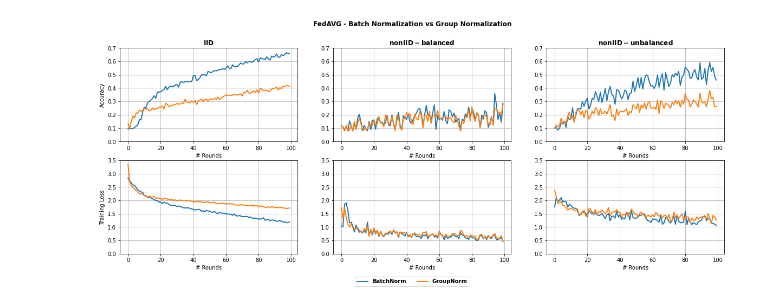
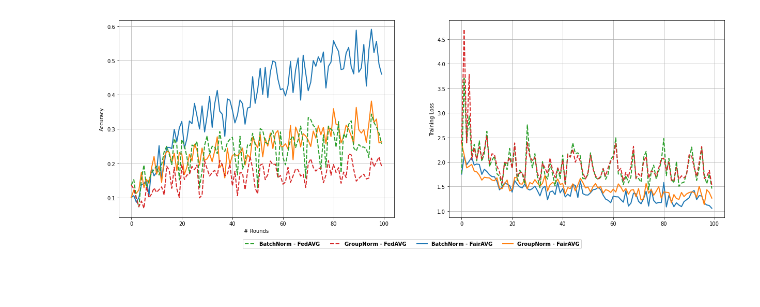
Before and after one commit to dadodimauro/MLDL-Federated-Learning, a Jupyter notebook: plot.ipynb, the cells around one changed output. Drawn from its saved outputs; the diff is of its cells as text; code cells hidden in the pictures; blank space fills up the shorter version.

Commit message:
CCVR + FairAVG

```diff
--- a/plot.ipynb
+++ b/plot.ipynb
@@ -64,6 +60,10 @@ data_batchNorm_iid0_unbalanced1 = pd.read_csv("fedAVG_results/ResNet50_100_sgd_l
 data_groupNorm_iid1_unbalanced0 = pd.read_csv("fedAVG_results/ResNet50_100_sgd_lr_[0.001]_C[0.1]_iid[1]_unbalanced[0]_E[1]_B[10]_GroupNorm_numGroups[4].csv")
 data_groupNorm_iid0_unbalanced0 = pd.read_csv("fedAVG_results/ResNet50_100_sgd_lr_[0.001]_C[0.1]_iid[0]_unbalanced[0]_E[1]_B[10]_GroupNorm_numGroups[4].csv")
 data_groupNorm_iid0_unbalanced1 = pd.read_csv("fedAVG_results/ResNet50_100_sgd_lr_[0.001]_C[0.1]_iid[0]_unbalanced[1]_E[1]_B[10]_GroupNorm_numGroups[4].csv")
+
+data_batchNorm_iid0_unbalanced1_wAvg = pd.read_csv("fedAVG_results/weighted_average/ResNet50_100_sgd_lr_[0.001]_C[0.1]_iid[0]_unbalanced[1]_E[1]_B[10]_BatchNorm_numGroups[0].csv")
+data_groupNorm_iid0_unbalanced1_wAvg = pd.read_csv("fedAVG_results/weighted_average/ResNet50_100_sgd_lr_[0.001]_C[0.1]_iid[0]_unbalanced[1]_E[1]_B[10]_GroupNorm_numGroups[4].csv")
+
 # data_batchNorm_iid1_unbalanced0 = pd.read_csv("fedAVG_results/new_random_seed/ResNet50_100_sgd_lr_[0.001]_C[0.1]_iid[1]_unbalanced[0]_E[1]_B[10]_BatchNorm_numGroups[0].csv")
 # data_batchNorm_iid0_unbalanced0 = pd.read_csv("fedAVG_results/new_random_seed/ResNet50_100_sgd_lr_[0.001]_C[0.1]_iid[0]_unbalanced[0]_E[1]_B[10]_BatchNorm_numGroups[0].csv")
 # data_batchNorm_iid0_unbalanced1 = pd.read_csv("fedAVG_results/new_random_seed/ResNet50_100_sgd_lr_[0.001]_C[0.1]_iid[0]_unbalanced[1]_E[1]_B[10]_BatchNorm_numGroups[0].csv")
@@ -105,6 +93,12 @@ train_acc_groupNorm_iid0_unbalanced0 = list(data_groupNorm_iid0_unbalanced0["tra
 train_loss_groupNorm_iid0_unbalanced1 = list(data_groupNorm_iid0_unbalanced1["train_loss"].values)
 train_acc_groupNorm_iid0_unbalanced1 = list(data_groupNorm_iid0_unbalanced1["train_accuracy"].values)
 
+train_loss_batchNorm_iid0_unbalanced1_wAvg = list(data_batchNorm_iid0_unbalanced1_wAvg["train_loss"].values)
+train_acc_batchNorm_iid0_unbalanced1_wAvg = list(data_batchNorm_iid0_unbalanced1_wAvg["train_accuracy"].values)
+train_loss_groupNorm_iid0_unbalanced1_wAvg = list(data_groupNorm_iid0_unbalanced1_wAvg["train_loss"].values)
+train_acc_groupNorm_iid0_unbalanced1_wAvg = list(data_groupNorm_iid0_unbalanced1_wAvg["train_accuracy"].values)
+
+
 # train_loss_groupNorm = list(data_groupNorm["train_loss"].values)
 # train_accuracy_groupNorm = list(data_groupNorm["train_accuracy"].values)
 # train_loss_batchNorm = list(data_batchNorm["train_loss"].values)
@@ -168,14 +158,16 @@ plt.show()
 # %%
 fig, ax = plt.subplots(2, 3, figsize=(20, 7))
 
-ax[0][0].plot(range(len(train_acc_batchNorm_iid1_unbalanced0)), train_acc_batchNorm_iid1_unbalanced0, linewidth=2, linestyle='-', label="BatchNorm")
-ax[0][0].plot(range(len(train_acc_groupNorm_iid1_unbalanced0)), train_acc_groupNorm_iid1_unbalanced0, linewidth=2, linestyle='-', label="GroupNorm")
+ax[0][0].plot(range(len(train_acc_batchNorm_iid1_unbalanced0)), train_acc_batchNorm_iid1_unbalanced0, linewidth=2, linestyle='-', label="BatchNorm - FedAVG")
+ax[0][0].plot(range(len(train_acc_groupNorm_iid1_unbalanced0)), train_acc_groupNorm_iid1_unbalanced0, linewidth=2, linestyle='-', label="GroupNorm - FedAVG")
 
 ax[0][1].plot(range(len(train_acc_batchNorm_iid0_unbalanced0)), train_acc_batchNorm_iid0_unbalanced0, linewidth=2, linestyle='-')
 ax[0][1].plot(range(len(train_acc_groupNorm_iid0_unbalanced0)), train_acc_groupNorm_iid0_unbalanced0, linewidth=2, linestyle='-')
 
-ax[0][2].plot(range(len(train_acc_batchNorm_iid0_unbalanced1)), train_acc_batchNorm_iid0_unbalanced1, linewidth=2, linestyle='-')
-ax[0][2].plot(range(len(train_acc_groupNorm_iid0_unbalanced1)), train_acc_groupNorm_iid0_unbalanced1, linewidth=2, linestyle='-')
+ax[0][2].plot(range(len(train_acc_batchNorm_iid0_unbalanced1_wAvg)), train_acc_batchNorm_iid0_unbalanced1_wAvg, linewidth=2, linestyle='-')
+ax[0][2].plot(range(len(train_acc_groupNorm_iid0_unbalanced1_wAvg)), train_acc_groupNorm_iid0_unbalanced1_wAvg, linewidth=2, linestyle='-')
+ax[0][2].plot(range(len(train_acc_batchNorm_iid0_unbalanced1)), train_acc_batchNorm_iid0_unbalanced1, linewidth=2, linestyle='--')
+ax[0][2].plot(range(len(train_acc_groupNorm_iid0_unbalanced1)), train_acc_groupNorm_iid0_unbalanced1, linewidth=2, linestyle='--')
 
 ax[1][0].plot(range(len(train_loss_batchNorm_iid1_unbalanced0)), train_loss_batchNorm_iid1_unbalanced0, linewidth=2, linestyle='-')
 ax[1][0].plot(range(len(train_loss_groupNorm_iid1_unbalanced0)), train_loss_groupNorm_iid1_unbalanced0, linewidth=2, linestyle='-')
@@ -183,9 +175,10 @@ ax[1][0].plot(range(len(train_loss_groupNorm_iid1_unbalanced0)), train_loss_grou
 ax[1][1].plot(range(len(train_loss_batchNorm_iid0_unbalanced0)), train_loss_batchNorm_iid0_unbalanced0, linewidth=2, linestyle='-')
 ax[1][1].plot(range(len(train_loss_groupNorm_iid0_unbalanced0)), train_loss_groupNorm_iid0_unbalanced0, linewidth=2, linestyle='-')
 
-ax[1][2].plot(range(len(train_loss_batchNorm_iid0_unbalanced1)), train_loss_batchNorm_iid0_unbalanced1, linewidth=2, linestyle='-')
-ax[1][2].plot(range(len(train_loss_groupNorm_iid0_unbalanced1)), train_loss_groupNorm_iid0_unbalanced1, linewidth=2, linestyle='-')
-
+ax[1][2].plot(range(len(train_loss_batchNorm_iid0_unbalanced1_wAvg)), train_loss_batchNorm_iid0_unbalanced1_wAvg, linewidth=2, linestyle='-')
+ax[1][2].plot(range(len(train_loss_groupNorm_iid0_unbalanced1_wAvg)), train_loss_groupNorm_iid0_unbalanced1_wAvg, linewidth=2, linestyle='-')
+ax[1][2].plot(range(len(train_loss_batchNorm_iid0_unbalanced1)), train_loss_batchNorm_iid0_unbalanced1, linewidth=2, linestyle='--', label="BatchNorm - FairAVG")
+ax[1][2].plot(range(len(train_loss_groupNorm_iid0_unbalanced1)), train_loss_groupNorm_iid0_unbalanced1, linewidth=2, linestyle='--', label="GroupNorm - FairAVG")
 
 ax[0][0].title.set_text(r"$\bf{" + "IID" + "}$")
 ax[0][1].title.set_text(r"$\bf{" + "non IID - balanced" + "}$")
@@ -194,11 +187,11 @@ ax[0][2].title.set_text(r"$\bf{" + "non IID - unbalanced" + "}$")
 ax[0][0].set_ylabel('Accuracy')
 ax[1][0].set_ylabel('Training Loss')
 
-plt.suptitle('FedAVG - Batch Normalization vs Group Normalization', weight="bold")
+# plt.suptitle('FedAVG - Batch Normalization vs Group Normalization', weight="bold")
 
 lines_labels = [ax.get_legend_handles_labels() for ax in fig.axes]
 lines, labels = [sum(lol, []) for lol in zip(*lines_labels)]
-fig.legend(lines, labels, loc='lower center', ncol=2, prop={'weight':'bold'})
+fig.legend(lines, labels, loc='lower center', ncol=4, prop={'weight':'bold'})
 
 ax[0][0].set_xlabel('# Rounds')
 ax[0][1].set_xlabel('# Rounds')
@@ -225,8 +218,37 @@ plt.savefig("fedAVG_results/fedAVG_summary_results.png")
 # plt.savefig("fedAVG_results/new_random_seed/fedAVG_summary_results.png")
 
 plt.show()
-# %% [output]
-[figure, removed]
+# %%
+fig, ax = plt.subplots(1, 2, figsize=(21, 7))
+
+ax[0].plot(range(len(train_acc_batchNorm_iid0_unbalanced1)), train_acc_batchNorm_iid0_unbalanced1, linewidth=2, linestyle='-')
+ax[0].plot(range(len(train_acc_groupNorm_iid0_unbalanced1)), train_acc_groupNorm_iid0_unbalanced1, linewidth=2, linestyle='-')
+ax[0].plot(range(len(train_acc_batchNorm_iid0_unbalanced1_wAvg)), train_acc_batchNorm_iid0_unbalanced1_wAvg, linewidth=2, linestyle='--', label="BatchNorm - FedAVG")
+ax[0].plot(range(len(train_acc_groupNorm_iid0_unbalanced1_wAvg)), train_acc_groupNorm_iid0_unbalanced1_wAvg, linewidth=2, linestyle='--', label="GroupNorm - FedAVG")
+
+ax[1].plot(range(len(train_loss_batchNorm_iid0_unbalanced1)), train_loss_batchNorm_iid0_unbalanced1, linewidth=2, linestyle='-', label="BatchNorm - FairAVG")
+ax[1].plot(range(len(train_loss_groupNorm_iid0_unbalanced1)), train_loss_groupNorm_iid0_unbalanced1, linewidth=2, linestyle='-', label="GroupNorm - FairAVG")
+ax[1].plot(range(len(train_loss_batchNorm_iid0_unbalanced1_wAvg)), train_loss_batchNorm_iid0_unbalanced1_wAvg, linewidth=2, linestyle='--')
+ax[1].plot(range(len(train_loss_groupNorm_iid0_unbalanced1_wAvg)), train_loss_groupNorm_iid0_unbalanced1_wAvg, linewidth=2, linestyle='--')
+
+
+ax[0].set_ylabel('Accuracy')
+ax[1].set_ylabel('Training Loss')
+
+lines_labels = [ax.get_legend_handles_labels() for ax in fig.axes]
+lines, labels = [sum(lol, []) for lol in zip(*lines_labels)]
+fig.legend(lines, labels, loc='lower center', ncol=4, prop={'weight':'bold'})
+
+ax[0].set_xlabel('# Rounds')
+ax[0].set_xlabel('# Rounds')
+
+ax[0].grid()
+ax[1].grid()
+
+plt.savefig("fairAVG_results/fairAVG_summary_results.png")
+plt.show()
+# %% [output]
+[figure, added]
 # %%
 # FedGKT
 data_batchNorm_iid1_unbalanced0 = pd.read_csv("fedGKT_results/ResNet50_BatchNorm_10_lr_[0.001]_C[0.1]_iid[1]_Es[10]_Ec[1]_B[128]_sgd_unbalanced[0].csv")
```
Also changed, not shown: parts of 12 cells of this notebook, 18 other files.
